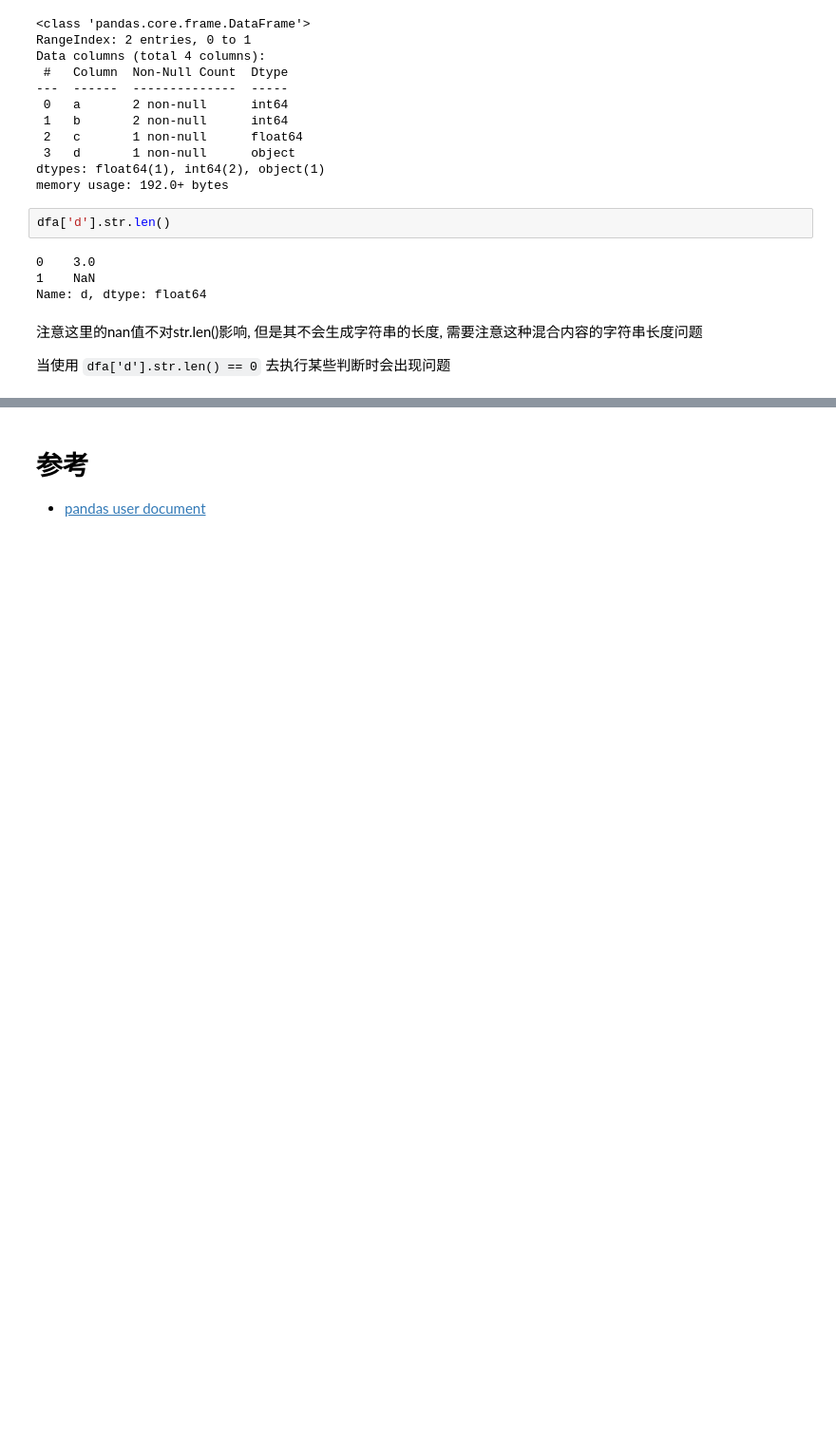
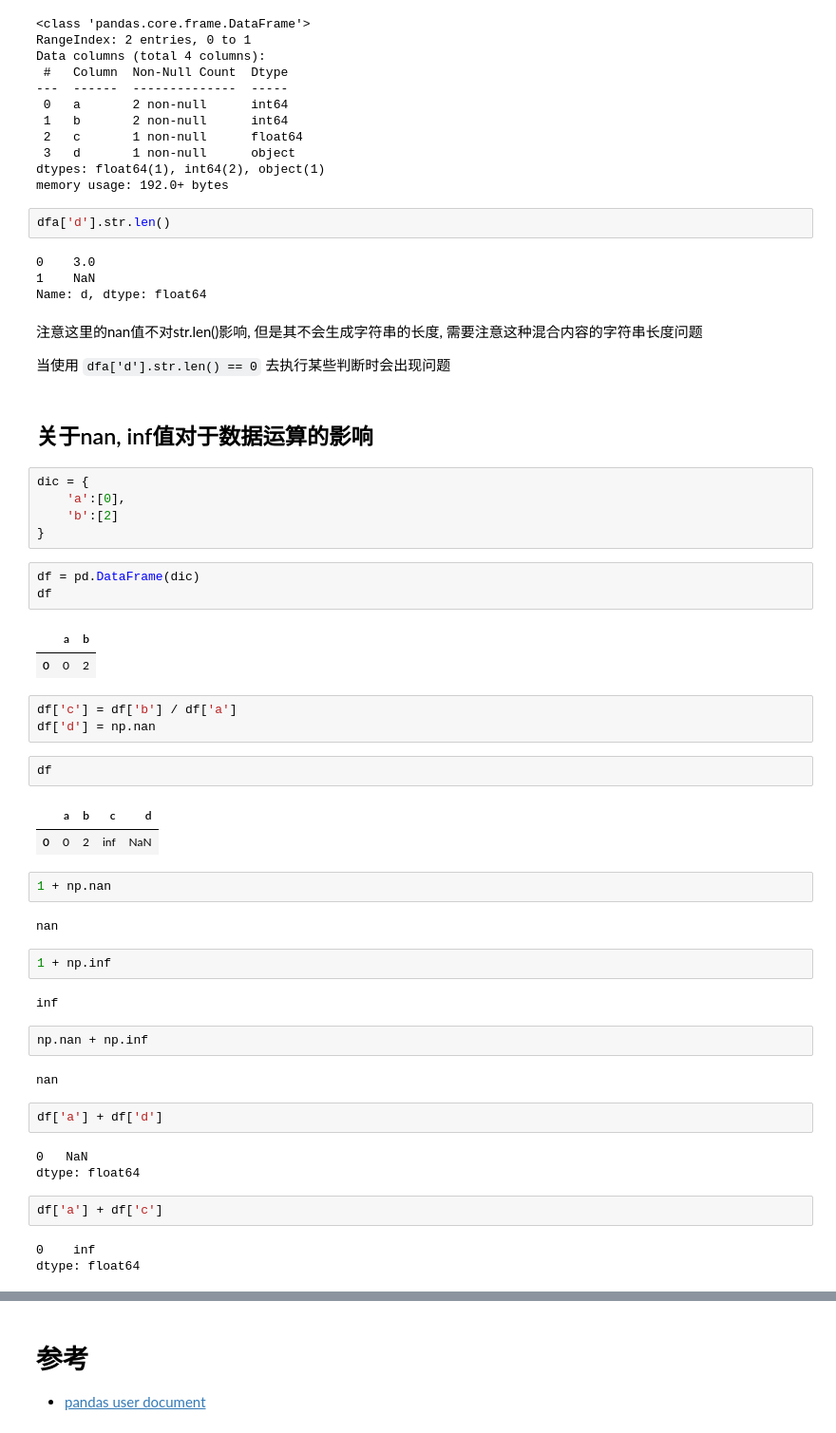
Before and after one commit to Kyouichirou/D7E1293, a Jupyter notebook: Pandas/pandas常用指南.ipynb, the cells around one changed output, grey strips where cells are left out. Shown: that part at 95% size. Saved outputs shown, nothing was run; the diff lists cells and outputs as text; blank space fills up the shorter version.

```diff
--- a/Pandas/pandas常用指南.ipynb
+++ b/Pandas/pandas常用指南.ipynb
@@ -647,3 +647,46 @@ Name: d, dtype: float64
 注意这里的nan值不对str.len()影响, 但是其不会生成字符串的长度, 需要注意这种混合内容的字符串长度问题
 
 当使用 `dfa['d'].str.len() == 0` 去执行某些判断时会出现问题
+# %% [markdown]
+## 关于nan, inf值对于数据运算的影响
+# %%
+dic = {
+    'a':[0],
+    'b':[2]
+}
+# %%
+df = pd.DataFrame(dic)
+df
+# %% [output]
+|  | a | b |
+| 0 | 0 | 2 |
+# %%
+df['c'] = df['b'] / df['a']
+df['d'] = np.nan
+# %%
+df
+# %% [output]
+|  | a | b | c | d |
+| 0 | 0 | 2 | inf | NaN |
+# %%
+1 + np.nan
+# %% [output]
+nan
+# %%
+1 + np.inf
+# %% [output]
+inf
+# %%
+np.nan + np.inf
+# %% [output]
+nan
+# %%
+df['a'] + df['d']
+# %% [output]
+0   NaN
+dtype: float64
+# %%
+df['a'] + df['c']
+# %% [output]
+0    inf
+dtype: float64
```
Also changed, not shown: parts of 4 cells of this notebook.
